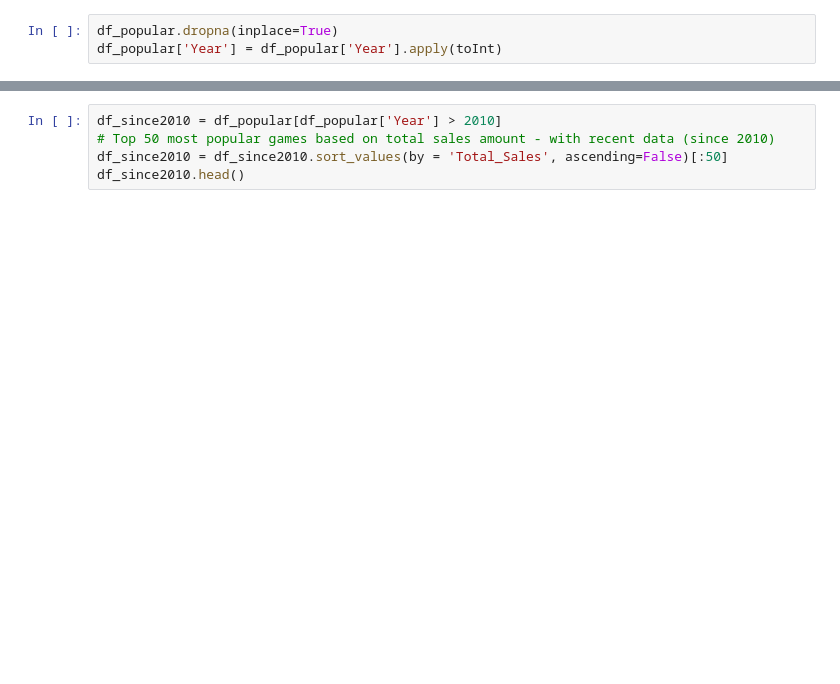
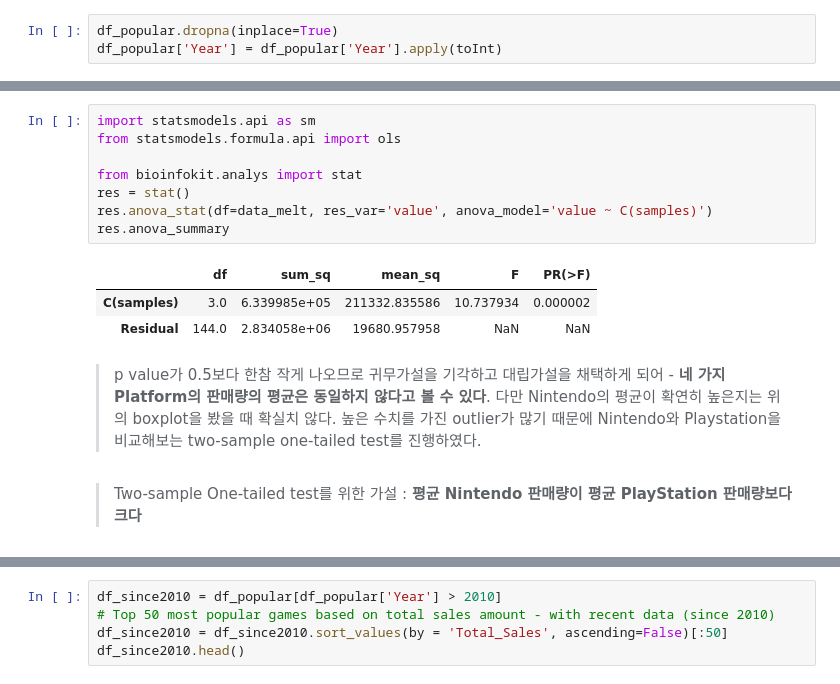
Before and after one commit to doguma/S1P_CodeStates, a Jupyter notebook: S1P.ipynb, the cells around one changed output, grey strips where cells are left out. Saved outputs shown, nothing was run; the diff lists cells and outputs as text; blank space fills up the shorter version.

```diff
--- a/S1P.ipynb
+++ b/S1P.ipynb
@@ -408,0 +460,20 @@ df_since2005.head()
+# %%
+import statsmodels.api as sm
+from statsmodels.formula.api import ols
+
+from bioinfokit.analys import stat
+res = stat()
+res.anova_stat(df=data_melt, res_var='value', anova_model='value ~ C(samples)')
+res.anova_summary
+# %% [output]
+|  | df | sum_sq | mean_sq | F | PR(>F) |
+| C(samples) | 3.0 | 6.339985e+05 | 211332.835586 | 10.737934 | 0.000002 |
+| Residual | 144.0 | 2.834058e+06 | 19680.957958 | NaN | NaN |
+# %% [markdown]
+
+
+> p value가 0.5보다 한참 작게 나오므로 귀무가설을 기각하고 대립가설을 채택하게 되어 - **네 가지 Platform의 판매량의 평균은 동일하지 않다고 볼 수 있다**. 다만 Nintendo의 평균이 확연히 높은지는 위의 boxplot을 봤을 때 확실치 않다. 높은 수치를 가진 outlier가 많기 때문에 Nintendo와 Playstation을 비교해보는 two-sample one-tailed test를 진행하였다.
+# %% [markdown]
+
+
+> Two-sample One-tailed test를 위한 가설 : **평균 Nintendo 판매량이 평균 PlayStation 판매량보다 크다**
```
Also changed, not shown: parts of 24 cells of this notebook.
